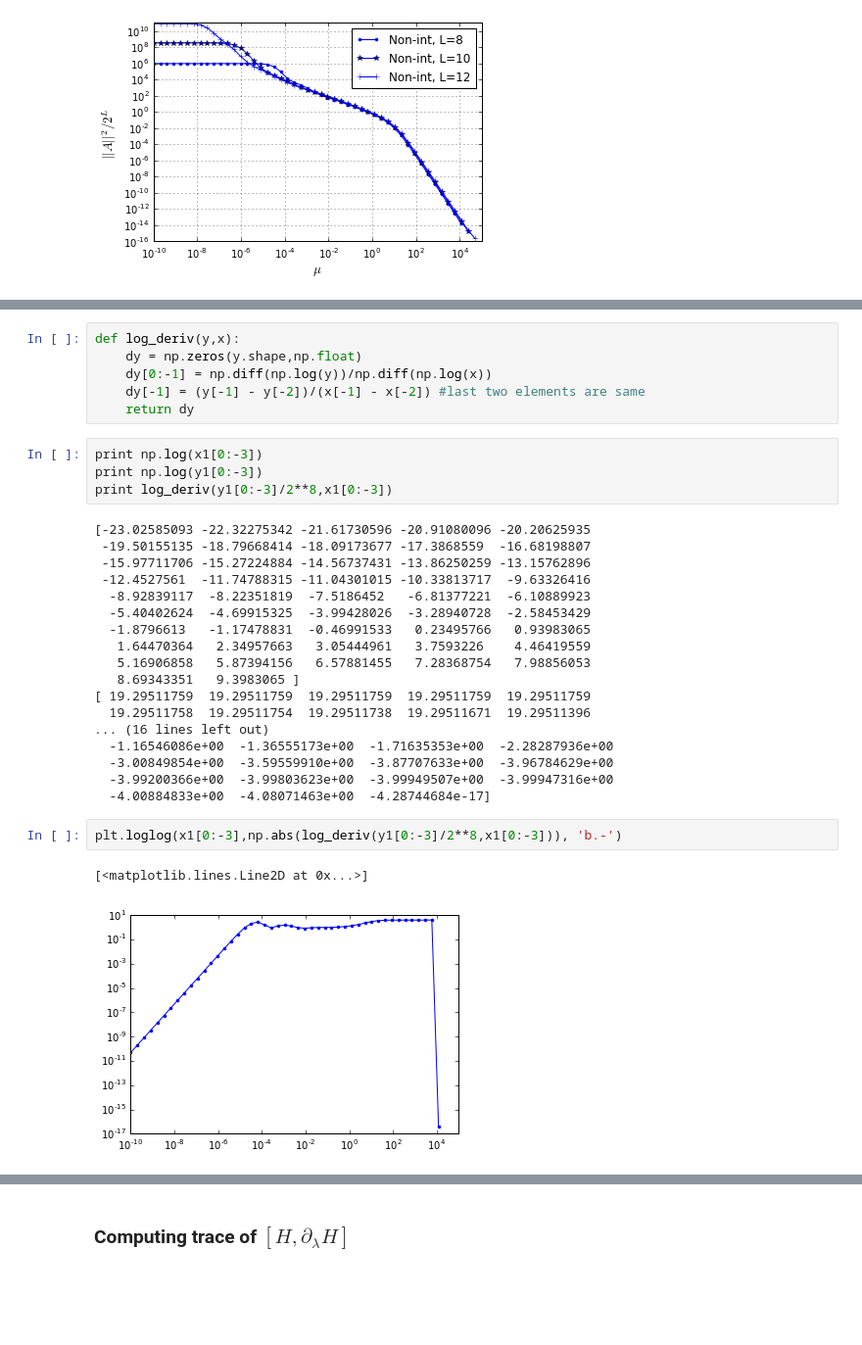
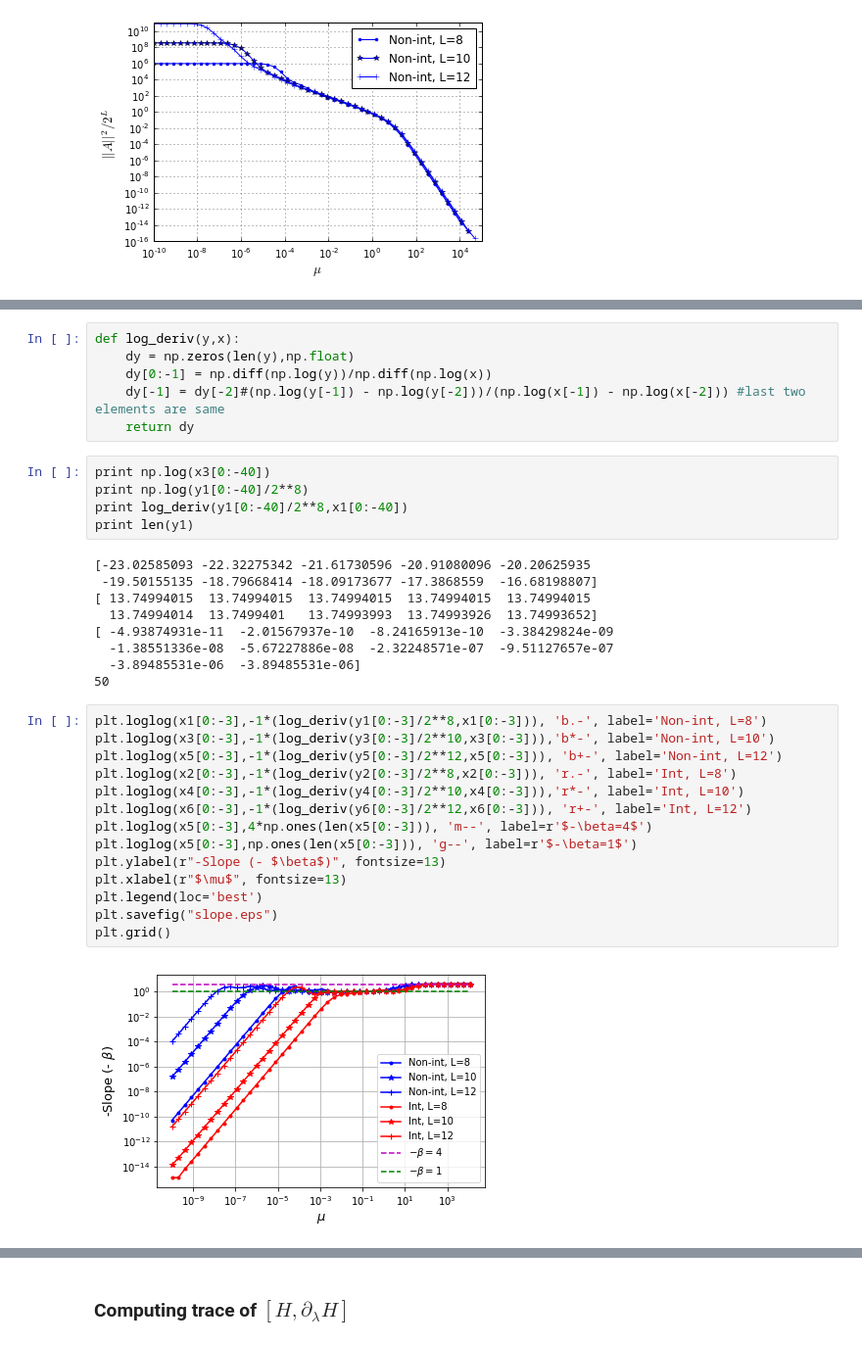
Before and after one commit to alexandreday/counterdiabatic-driving, a Jupyter notebook: zero_denom/jupyter_codes/v1_mu_scaling.ipynb, the cells around one changed output, grey strips where cells are left out. Shown at 98% size. Saved outputs shown, nothing was run; the diff lists cells and outputs as text; blank space fills up the shorter version.

```diff
--- a/zero_denom/jupyter_codes/v1_mu_scaling.ipynb
+++ b/zero_denom/jupyter_codes/v1_mu_scaling.ipynb
@@ -397,33 +345,36 @@ plt.loglog(x1[15:35],y1[15:35]/2**8, 'b.-')
 # %%
 def log_deriv(y,x):
-    dy = np.zeros(y.shape,np.float)
+    dy = np.zeros(len(y),np.float)
     dy[0:-1] = np.diff(np.log(y))/np.diff(np.log(x))
-    dy[-1] = (y[-1] - y[-2])/(x[-1] - x[-2]) #last two elements are same
+    dy[-1] = dy[-2]#(np.log(y[-1]) - np.log(y[-2]))/(np.log(x[-1]) - np.log(x[-2])) #last two elements are same
     return dy
 # %%
-print np.log(x1[0:-3])
-print np.log(y1[0:-3])
-print log_deriv(y1[0:-3]/2**8,x1[0:-3])
+print np.log(x3[0:-40])
+print np.log(y1[0:-40]/2**8)
+print log_deriv(y1[0:-40]/2**8,x1[0:-40])
+print len(y1)
 # %% [output]
 [-23.02585093 -22.32275342 -21.61730596 -20.91080096 -20.20625935
- -19.50155135 -18.79668414 -18.09173677 -17.3868559  -16.68198807
- -15.97711706 -15.27224884 -14.56737431 -13.86250259 -13.15762896
- -12.4527561  -11.74788315 -11.04301015 -10.33813717  -9.63326416
-  -8.92839117  -8.22351819  -7.5186452   -6.81377221  -6.10889923
-  -5.40402624  -4.69915325  -3.99428026  -3.28940728  -2.58453429
-  -1.8796613   -1.17478831  -0.46991533   0.23495766   0.93983065
-   1.64470364   2.34957663   3.05444961   3.7593226    4.46419559
-   5.16906858   5.87394156   6.57881455   7.28368754   7.98856053
-   8.69343351   9.3983065 ]
-[ 19.29511759  19.29511759  19.29511759  19.29511759  19.29511759
-  19.29511758  19.29511754  19.29511738  19.29511671  19.29511396
-... (16 lines left out)
-  -1.16546086e+00  -1.36555173e+00  -1.71635353e+00  -2.28287936e+00
-  -3.00849854e+00  -3.59559910e+00  -3.87707633e+00  -3.96784629e+00
-  -3.99200366e+00  -3.99803623e+00  -3.99949507e+00  -3.99947316e+00
-  -4.00884833e+00  -4.08071463e+00  -4.28744684e-17]
+ -19.50155135 -18.79668414 -18.09173677 -17.3868559  -16.68198807]
+[ 13.74994015  13.74994015  13.74994015  13.74994015  13.74994015
+  13.74994014  13.7499401   13.74993993  13.74993926  13.74993652]
+[ -4.93874931e-11  -2.01567937e-10  -8.24165913e-10  -3.38429824e-09
+  -1.38551336e-08  -5.67227886e-08  -2.32248571e-07  -9.51127657e-07
+  -3.89485531e-06  -3.89485531e-06]
+50
-# %%
-plt.loglog(x1[0:-3],np.abs(log_deriv(y1[0:-3]/2**8,x1[0:-3])), 'b.-')
-# %% [output]
-[<matplotlib.lines.Line2D at 0x...>]
-[figure, removed]
+# %%
+plt.loglog(x1[0:-3],-1*(log_deriv(y1[0:-3]/2**8,x1[0:-3])), 'b.-', label='Non-int, L=8')
+plt.loglog(x3[0:-3],-1*(log_deriv(y3[0:-3]/2**10,x3[0:-3])),'b*-', label='Non-int, L=10')
+plt.loglog(x5[0:-3],-1*(log_deriv(y5[0:-3]/2**12,x5[0:-3])), 'b+-', label='Non-int, L=12')
+plt.loglog(x2[0:-3],-1*(log_deriv(y2[0:-3]/2**8,x2[0:-3])), 'r.-', label='Int, L=8')
+plt.loglog(x4[0:-3],-1*(log_deriv(y4[0:-3]/2**10,x4[0:-3])),'r*-', label='Int, L=10')
+plt.loglog(x6[0:-3],-1*(log_deriv(y6[0:-3]/2**12,x6[0:-3])), 'r+-', label='Int, L=12')
+plt.loglog(x5[0:-3],4*np.ones(len(x5[0:-3])), 'm--', label=r'$-\beta=4$')
+plt.loglog(x5[0:-3],np.ones(len(x5[0:-3])), 'g--', label=r'$-\beta=1$')
+plt.ylabel(r"-Slope (- $\beta$)", fontsize=13)
+plt.xlabel(r"$\mu$", fontsize=13)
+plt.legend(loc='best')
+plt.savefig("slope.eps")
+plt.grid()
+# %% [output]
+[figure, added]
```
Also changed, not shown: parts of 17 cells of this notebook, 8 other files.
